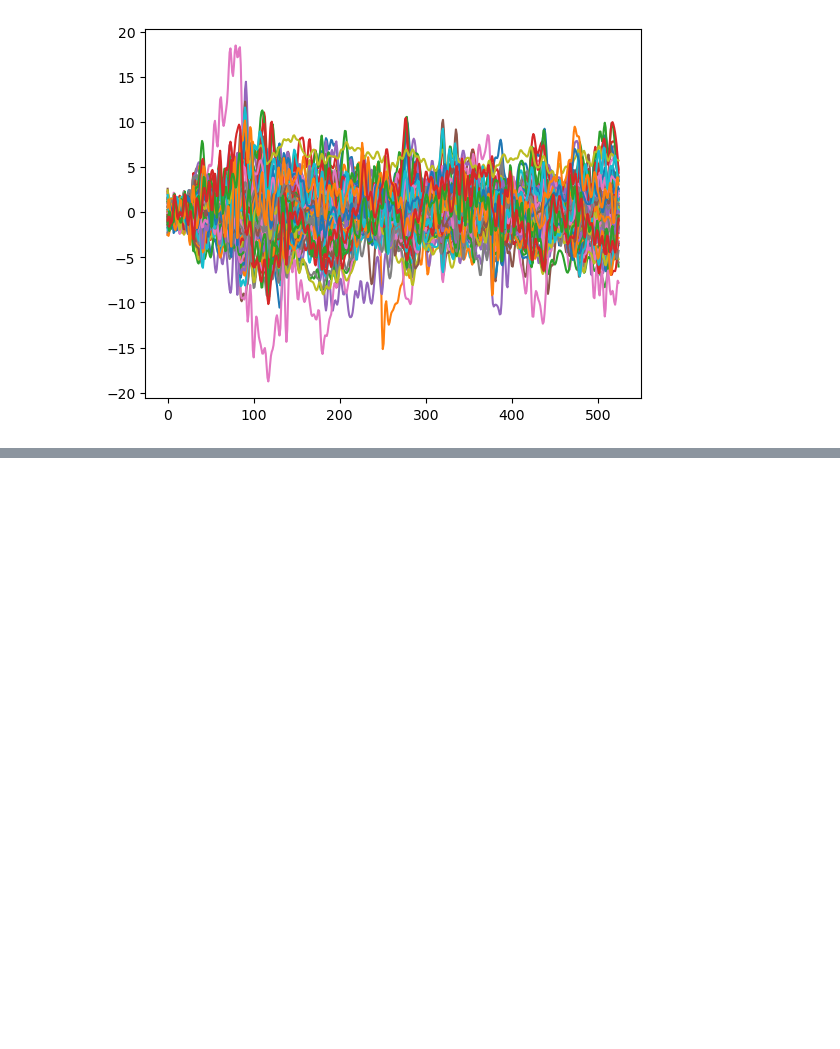
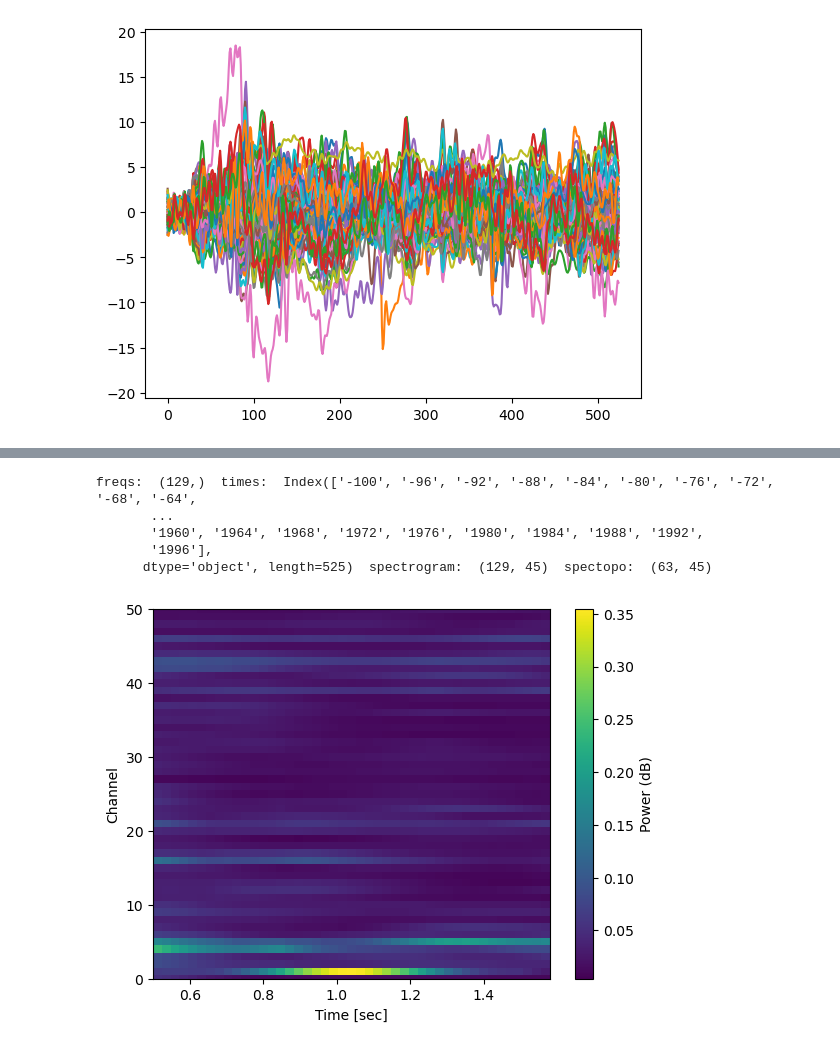
Before and after one commit to shivam-199/EEG-based-BCI-for-grasp-prediction, a Jupyter notebook: Code/preprocessing.ipynb, the cells around one changed output, grey strips where cells are left out. Cells and saved outputs as stored; diff of their text form; code cells hidden in the pictures; blank space fills up the shorter version.

```diff
--- a/Code/preprocessing.ipynb
+++ b/Code/preprocessing.ipynb
@@ -228,6 +228,3 @@ for ch in range(nChannels):
 plt.show()
 # %% [output]
 [figure]
-# %%
-s, t, Sxx = spectrogram(trial_data["eeg"][0, :], fs=sf, nperseg=256, noverlap=128)
-plt.pcolormesh(t, s, Sxx)
@@ -236,0 +262,24 @@ TypeError: Image data of dtype object cannot be converted to float
+# %%
+def plot_spectopo(eeg, sf, eeg_plt_key):
+    spectopo = []
+    for ch in range(eeg[eeg_plt_key].shape[0]):
+        f, t, Sxx = spectrogram(eeg[eeg_plt_key][ch, :], fs=250, nperseg=256, noverlap=250, window='hann')
+        spectopo.append(np.mean(Sxx, axis=0))
+
+    spectopo = np.array(spectopo)
+    print("freqs: ", f.shape, " times: ", eeg["timestamp"], " spectrogram: ", Sxx.shape, " spectopo: ", spectopo.shape)
+    plt.pcolormesh(t, np.arange(0, eeg[eeg_plt_key].shape[0]), spectopo[:, :], cmap='viridis')
+    plt.ylim(0, 50)
+    plt.colorbar(label='Power (dB)')
+    plt.ylabel('Channel')
+    plt.xlabel('Time [sec]')
+    plt.show()
+
+plot_spectopo(trial_data, 250, "eeg_bad_chan")
+# %% [output]
+freqs:  (129,)  times:  Index(['-100', '-96', '-92', '-88', '-84', '-80', '-76', '-72', '-68', '-64',
+       ...
+       '1960', '1964', '1968', '1972', '1976', '1980', '1984', '1988', '1992',
+       '1996'],
+      dtype='object', length=525)  spectrogram:  (129, 45)  spectopo:  (63, 45)
+[figure, added]
```
Also changed, not shown: parts of 6 cells of this notebook, 1 other file.
